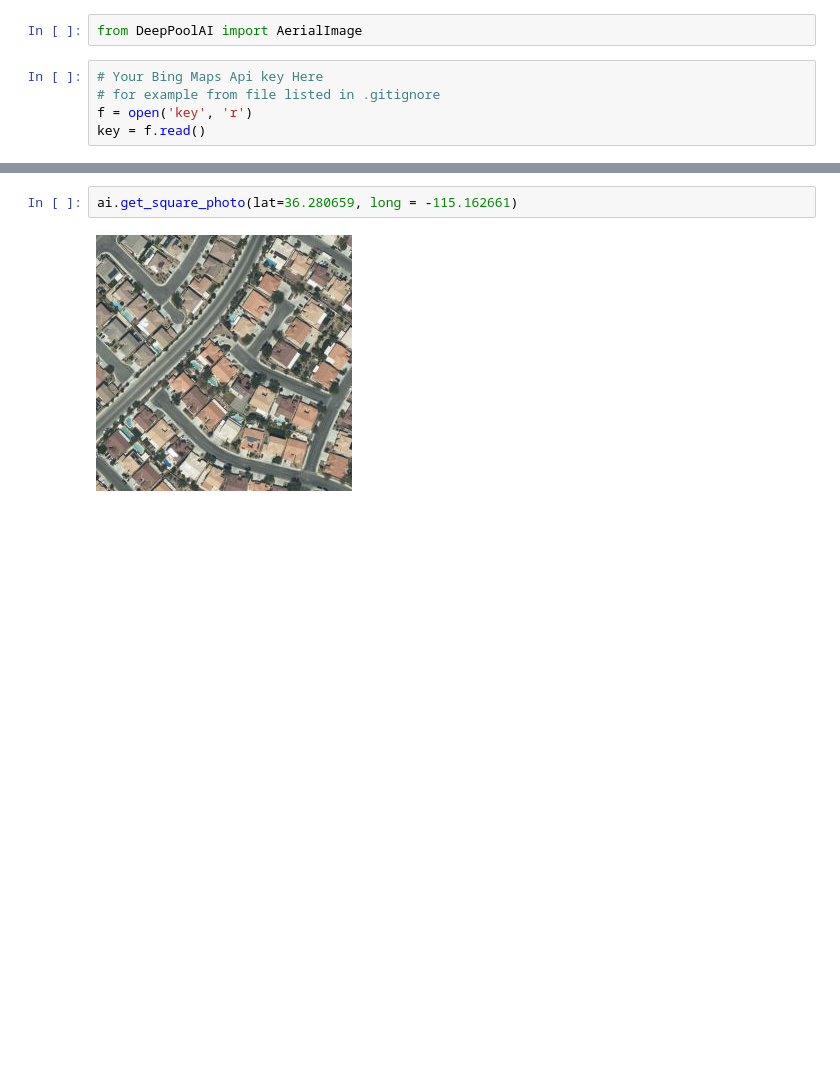
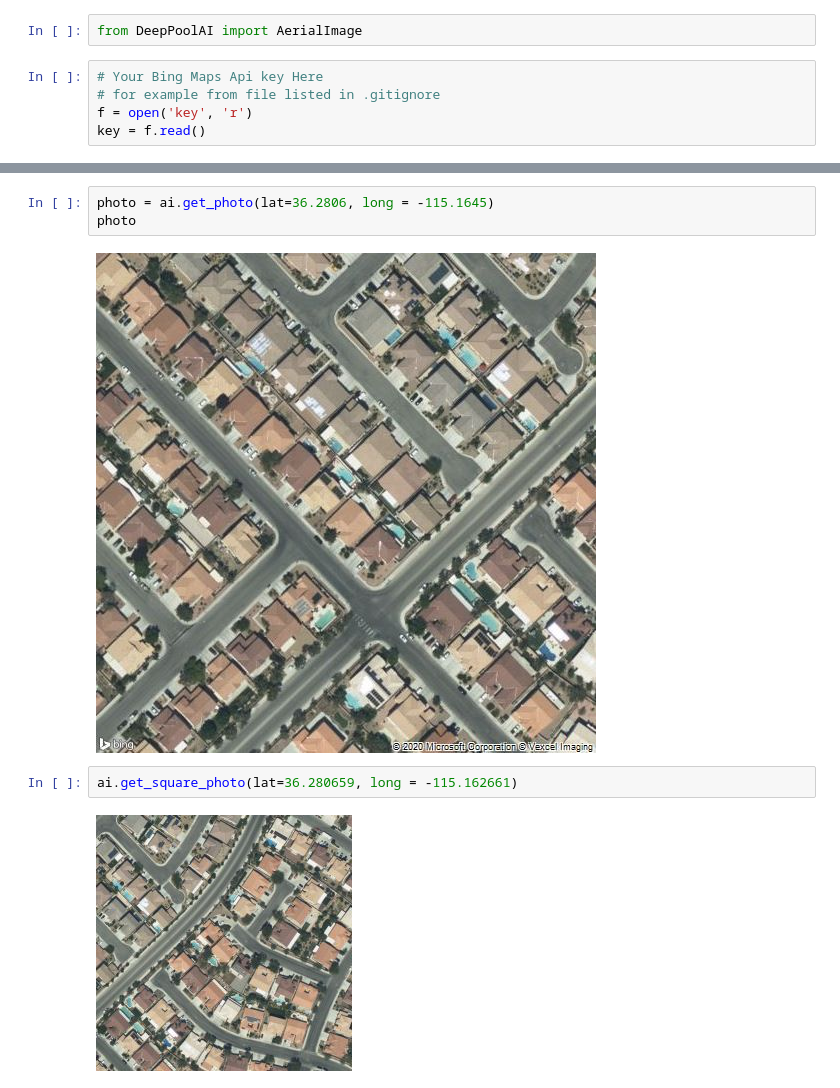
Before and after one commit to DeepPoolAI/DeepPoolAI, a Jupyter notebook: tutorial.ipynb, the cells around one changed output, grey strips where cells are left out. Saved outputs shown, nothing was run; the diff lists cells and outputs as text; blank space fills up the shorter version.

```diff
--- a/tutorial.ipynb
+++ b/tutorial.ipynb
@@ -25,3 +46,8 @@ photo
+# %%
+photo = ai.get_photo(lat=36.2806, long = -115.1645)
+photo
+# %% [output]
+[figure, added]
 # %%
 ai.get_square_photo(lat=36.280659, long = -115.162661)
 # %% [output]
```
Also changed, not shown: parts of 7 cells of this notebook.
